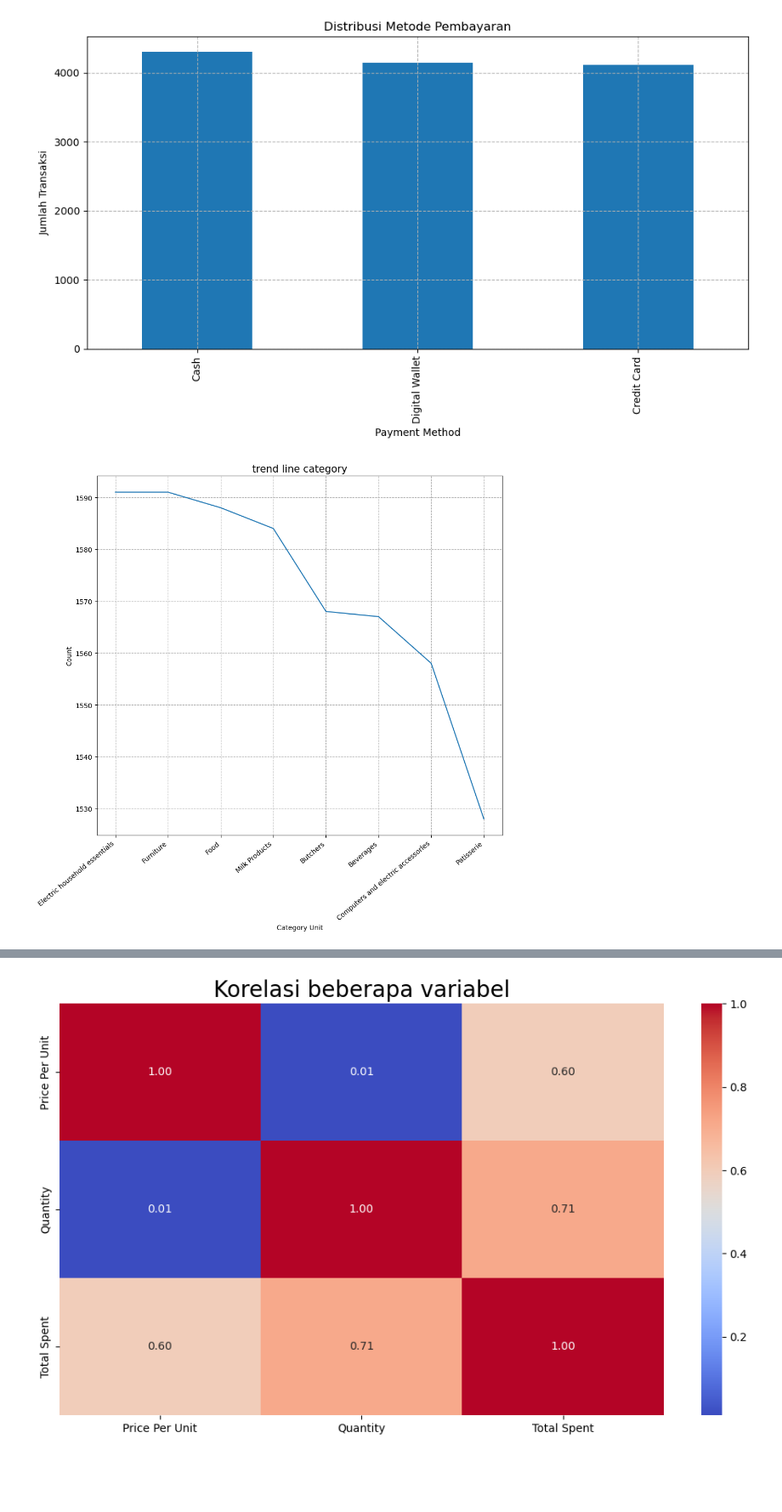
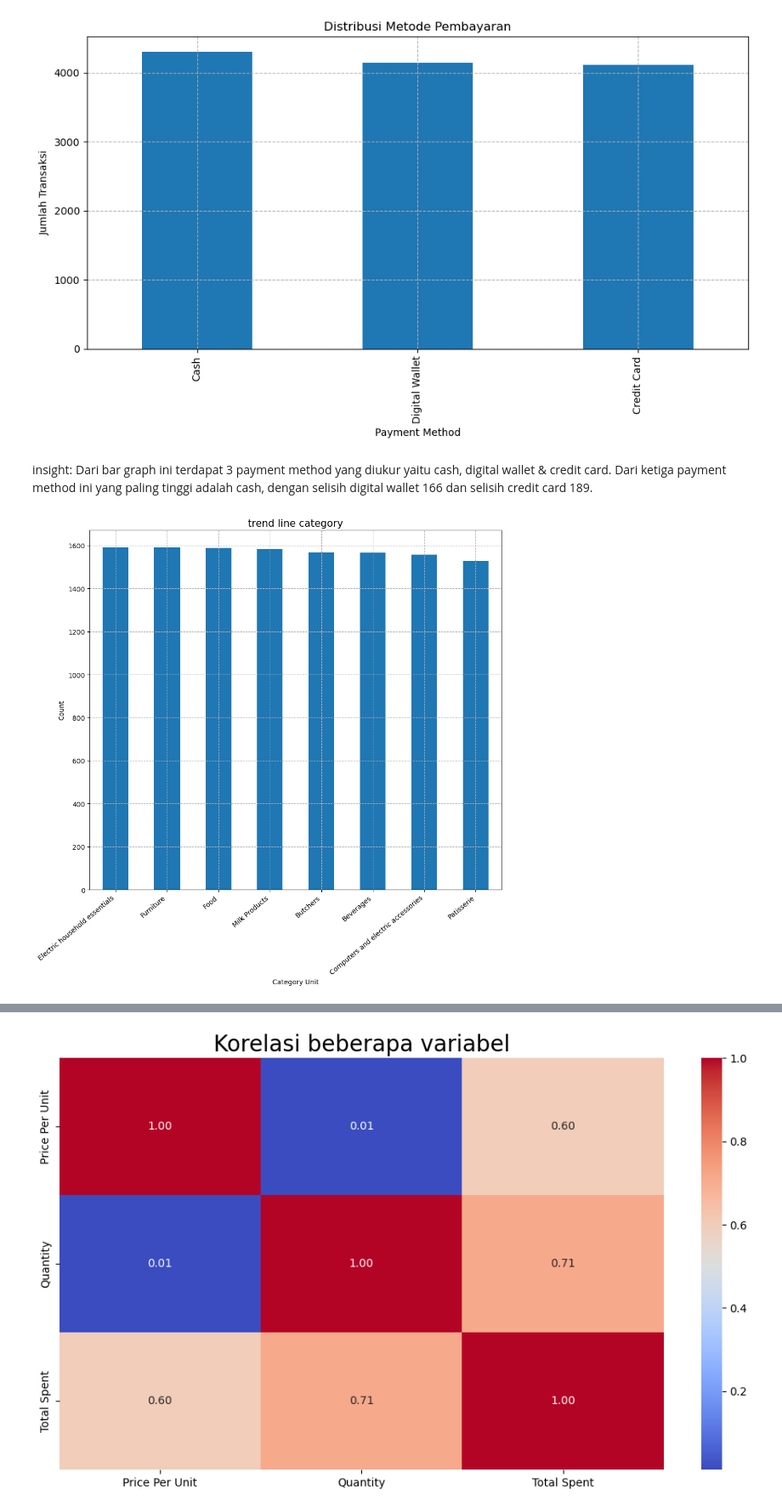
Before and after one commit to AriefTech7/machine-learning, a Jupyter notebook: week 2/latihan week 2/latihan.ipynb, the cells around one changed output, grey strips where cells are left out. Shown at 85% size. Drawn from its saved outputs; the diff is of its cells as text; code cells hidden in the pictures; blank space fills up the shorter version.

```diff
--- a/week 2/latihan week 2/latihan.ipynb
+++ b/week 2/latihan week 2/latihan.ipynb
@@ -290,17 +301,21 @@ plt.grid(alpha=1, linestyle="--")
 plt.show()
 # %% [output]
 [figure]
+# %% [markdown]
+insight:
+Dari bar graph ini terdapat 3 payment method yang diukur yaitu cash, digital wallet & credit card. Dari ketiga payment method ini yang paling tinggi adalah cash, dengan selisih digital wallet 166 dan selisih credit card 189.
 # %%
 tipe = dfm['Category'].value_counts()
 plt.figure(figsize=(10,10))
-plt.plot(tipe)
+dfm['Category'].value_counts().plot(kind="bar")
+# plt.plot(tipe)
 
 plt.title('trend line category', fontsize=15)
 plt.xlabel('Category Unit')
 plt.ylabel('Count')
 plt.xticks(rotation=40, ha='right')
 plt.grid(alpha=1, linestyle= '--')
 plt.tight_layout()
 plt.show()
 # %% [output]
-[figure, old version]
+[figure, new version]
```
Also changed, not shown: parts of 13 cells of this notebook, 2 other files.
